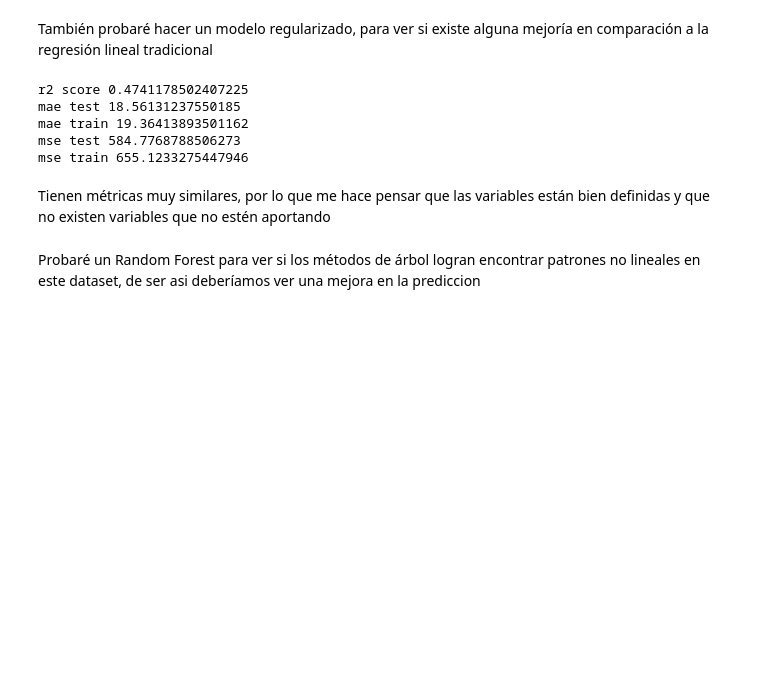
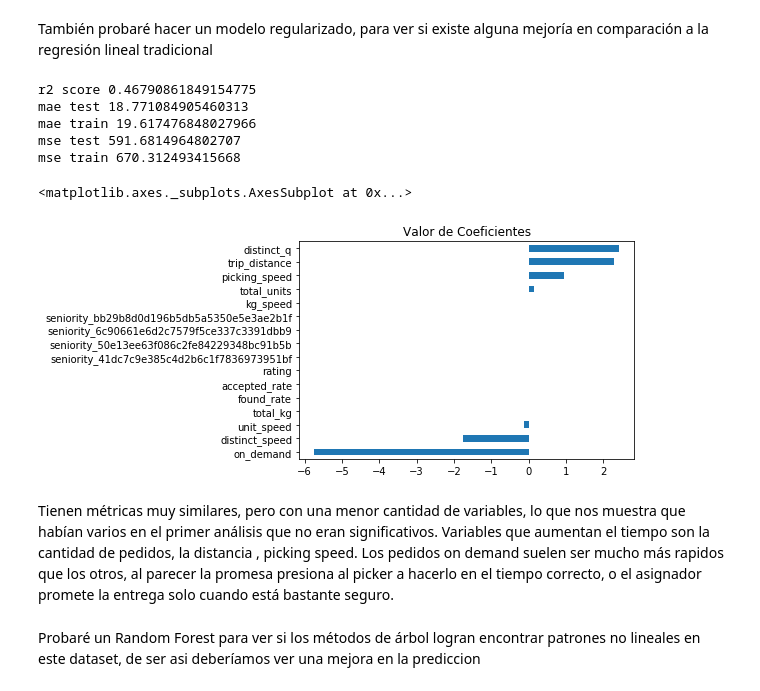
Before and after one commit to carancib/corner_test, a Jupyter notebook: analisis_cshop.ipynb, the cells around one changed output. Drawn from its saved outputs; the diff is of its cells as text; code cells hidden in the pictures; blank space fills up the shorter version.

Commit message:
fix lasso

```diff
--- a/analisis_cshop.ipynb
+++ b/analisis_cshop.ipynb
@@ -224,23 +226,29 @@ Este modelo simple logra explicar un 47% de la varianza, y tiene un error promed
 # %% [markdown]
 También probaré hacer un modelo regularizado, para ver si existe alguna mejoría en comparación a la regresión lineal tradicional
 # %%
-clf = Ridge(alpha=1.0)
-clf.fit(X_train, y_train)
-y_pred = clf.predict(X_test)
-y_pred_train = clf.predict(X_train)
-print('r2 score', clf.score(X_test, y_test))
+lasso = Lasso(alpha=1.0)
+lasso.fit(X_train, y_train)
+y_pred = lasso.predict(X_test)
+y_pred_train = lasso.predict(X_train)
+print('r2 score', lasso.score(X_test, y_test))
 print('mae test', mean_absolute_error(y_test, y_pred))
 print('mae train', mean_absolute_error(y_train, y_pred_train))
 print('mse test', mean_squared_error(y_test, y_pred))
 print('mse train', mean_squared_error(y_train, y_pred_train))
 # %% [output]
-r2 score 0.4741178502407225
-mae test 18.56131237550185
-mae train 19.36413893501162
-mse test 584.7768788506273
-mse train 655.1233275447946
+r2 score 0.46790861849154775
+mae test 18.771084905460313
+mae train 19.617476848027966
+mse test 591.6814964802707
+mse train 670.312493415668
-# %% [markdown]
-Tienen métricas muy similares, por lo que me hace pensar que las variables están bien definidas y que no existen variables que no estén aportando
+# %%
+coef_values = pd.Series(lasso.coef_, index=X_train.columns).sort_values()
+coef_values.plot(kind='barh', title='Valor de Coeficientes')
+# %% [output]
+<matplotlib.axes._subplots.AxesSubplot at 0x...>
+[figure, added]
+# %% [markdown]
+Tienen métricas muy similares, pero con una menor cantidad de variables, lo que nos muestra que habían varios en el primer análisis que no eran significativos. Variables que aumentan el tiempo son la cantidad de pedidos, la distancia , picking speed. Los pedidos on demand suelen ser mucho más rapidos que los otros, al parecer la promesa presiona al picker a hacerlo en el tiempo correcto, o el asignador promete la entrega solo cuando está bastante seguro.
 # %% [markdown]
 Probaré un Random Forest para ver si los métodos de árbol logran encontrar patrones no lineales en este dataset, de ser asi deberíamos ver una mejora en la prediccion
 # %%
```
Also changed, not shown: parts of 10 cells of this notebook.
